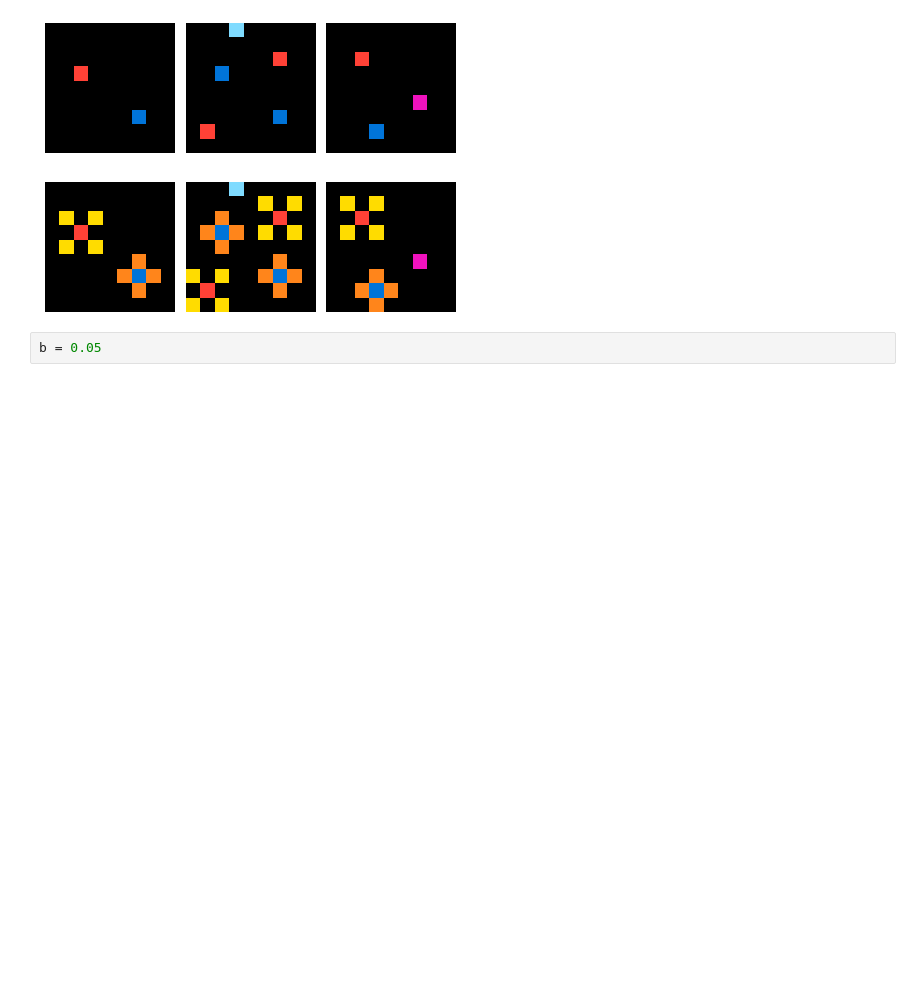
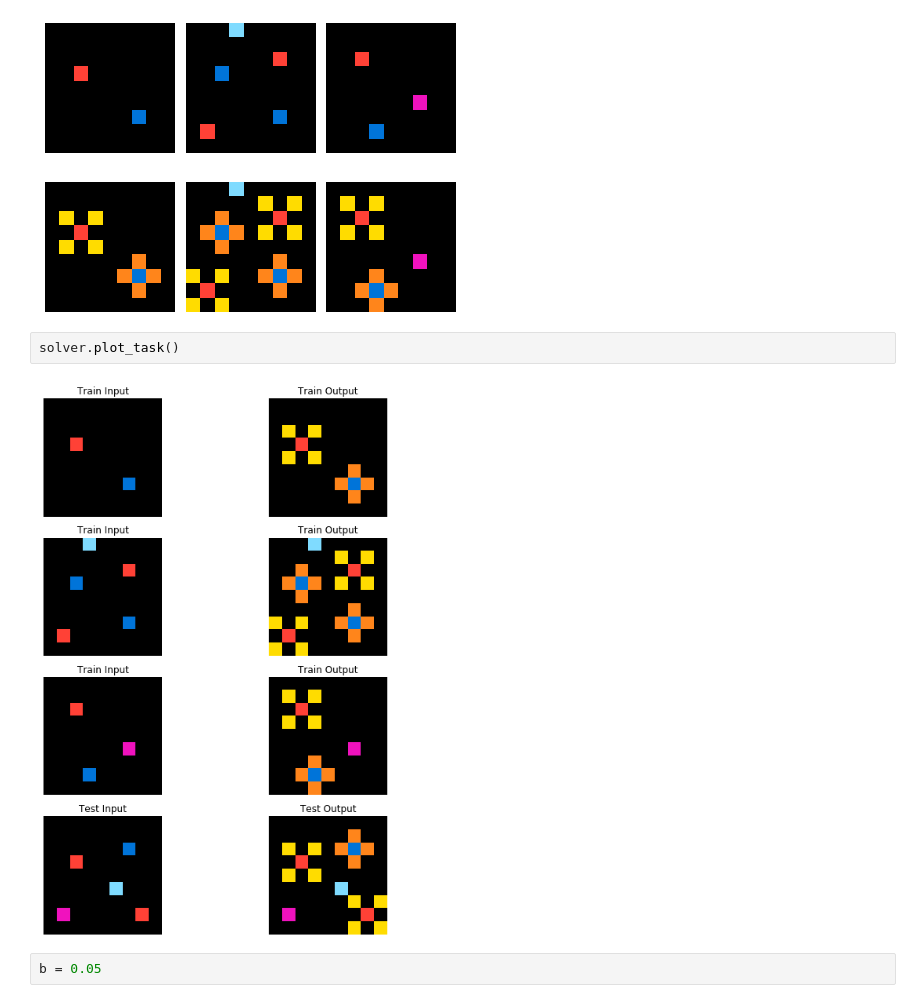
Before and after one commit to aysjajohnson/ARC, a Jupyter notebook: notebooks/ARC LOTlib.ipynb, the cells around one changed output. Cells and saved outputs as stored; diff of their text form; blank space fills up the shorter version.

```diff
--- a/notebooks/ARC LOTlib.ipynb
+++ b/notebooks/ARC LOTlib.ipynb
@@ -260,6 +260,10 @@ solver.plot_grids(solver.train_outputs)
 # %% [output]
 [figure]
 [figure]
+# %%
+solver.plot_task()
+# %% [output]
+[figure, added]
 # %%
 b = 0.05
 # %% [markdown]
```
Also changed, not shown: parts of 14 cells of this notebook, 1 other file.
